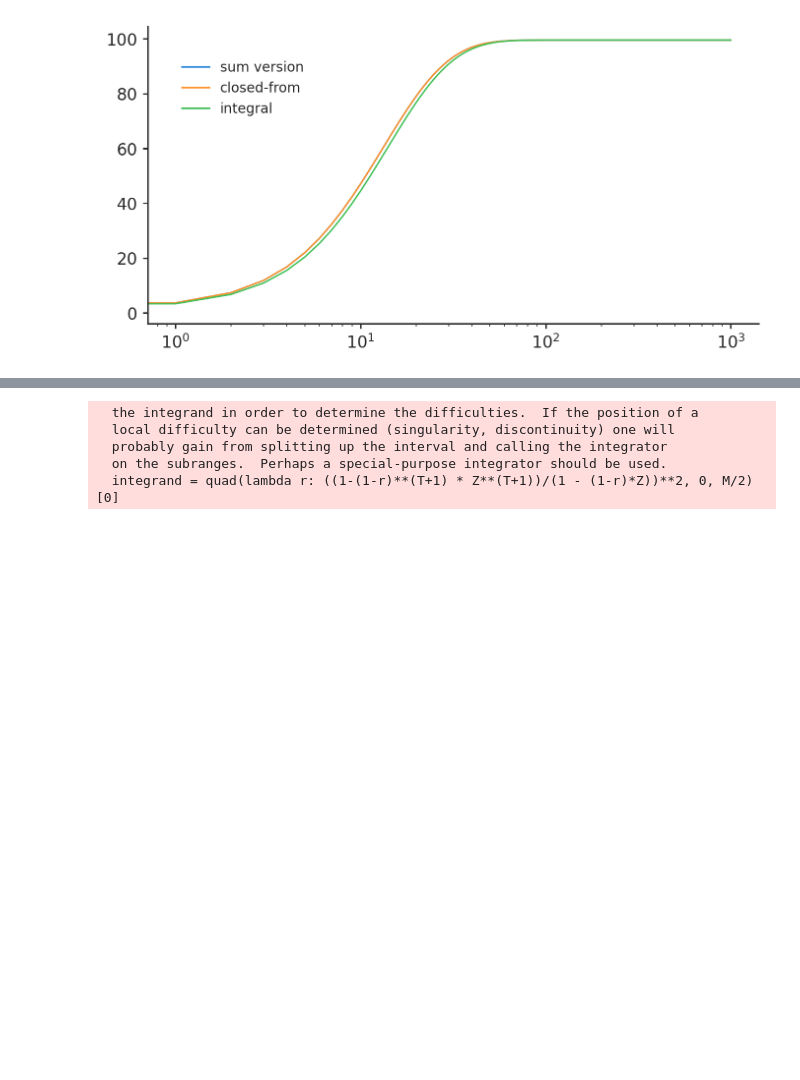
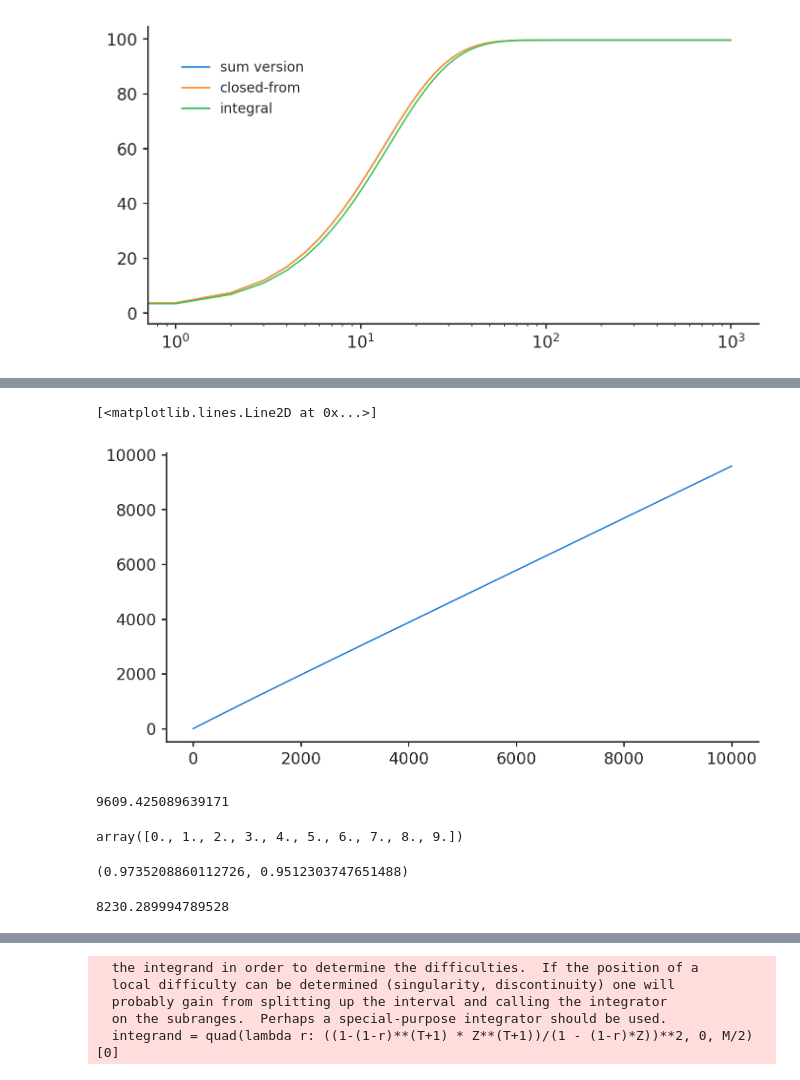
Before and after one commit to vsbuffalo/bprime, a Jupyter notebook: notebooks/region_simulations.ipynb, the cells around one changed output, grey strips where cells are left out. Cells and saved outputs as stored; diff of their text form; code cells hidden in the pictures; blank space fills up the shorter version.

```diff
--- a/notebooks/region_simulations.ipynb
+++ b/notebooks/region_simulations.ipynb
@@ -1196,0 +237,25 @@ Q2_sum_integral(Z, R, use_sum=True)[-2:], Q2_sum_integral(Z, R, use_sum=False)[-
+# %%
+plt.plot(np.cumsum(np.exp(-V/2 * Qr_fixed(fine_grid, V, Vm, r)**2)))
+# %% [output]
+[<matplotlib.lines.Line2D at 0x...>]
+[figure, added]
+# %%
+delta = coarse_grid[1] - coarse_grid[0]
+N*np.sum([np.exp(-V/2 * Qr_fixed(w*N, V, Vm, r)**2) for w in coarse_grid])
+# %% [output]
+9609.425089639171
+# %%
+coarse_grid
+# %% [output]
+array([0., 1., 2., 3., 4., 5., 6., 7., 8., 9.])
+# %%
+V, Vm = 1e-7, 1e-10
+r = 1e-8
+N = 1000
+Ne_t(1000000, N, V, Vm, r)/N, Ne_asymp(N, V, Vm, r)/N
+# %% [output]
+(0.9735208860112726, 0.9512303747651488)
+# %%
+Qr_sum(100, V, Vm, 1e-3)**2
+# %% [output]
+8230.289994789528
```
Also changed, not shown: parts of 35 cells of this notebook, 1 other file.
